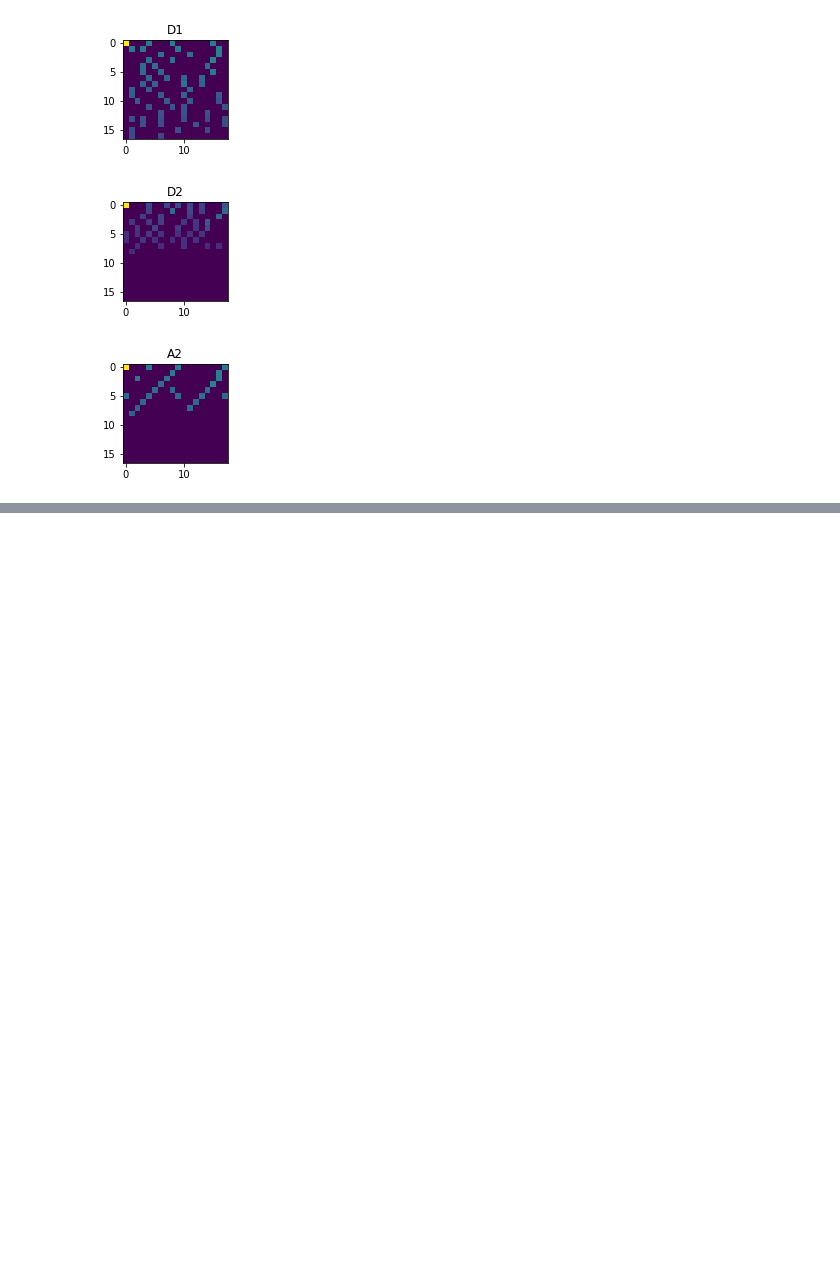
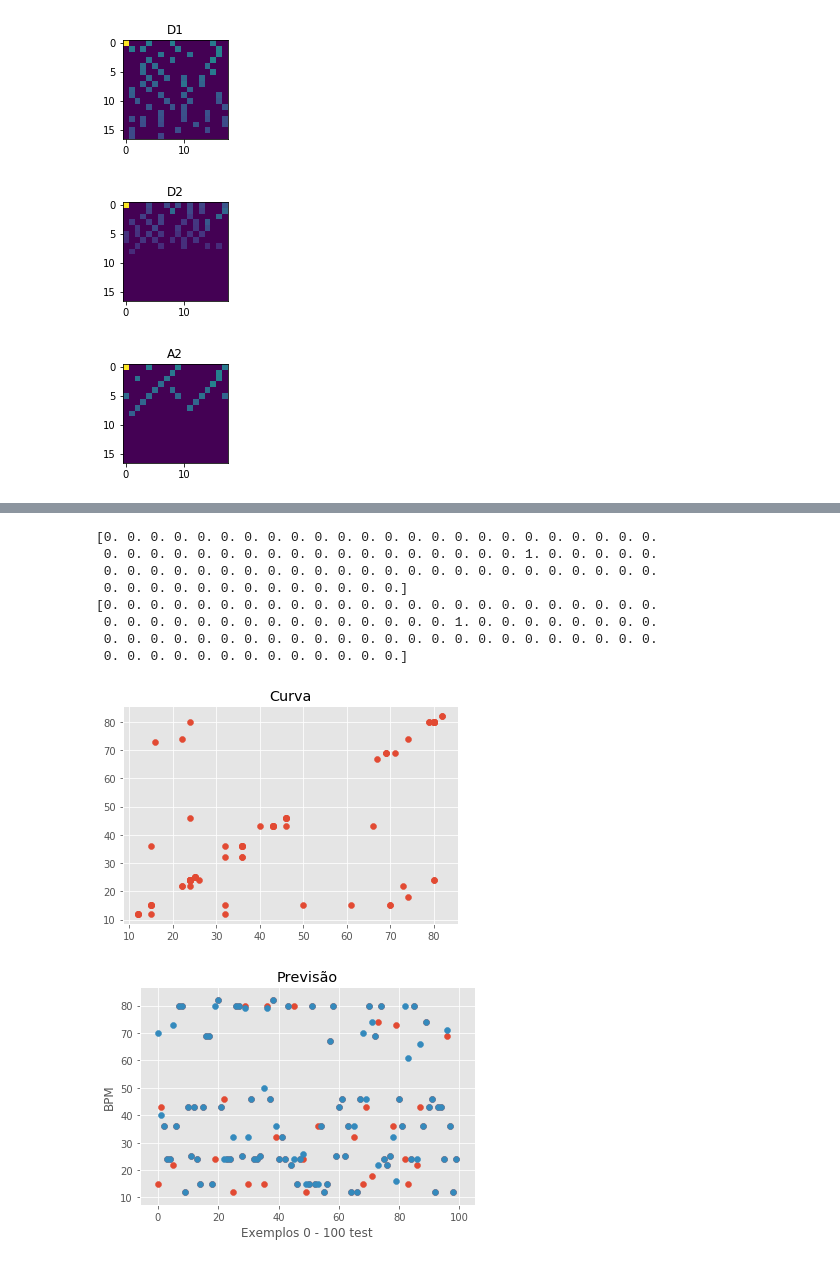
Before and after one commit to GPAD-UFBA/CNNPeDF, a Jupyter notebook: CNNfit.ipynb, the cells around one changed output, grey strips where cells are left out. Saved outputs shown, nothing was run; the diff lists cells and outputs as text; code cells hidden in the pictures; blank space fills up the shorter version.

```diff
--- a/CNNfit.ipynb
+++ b/CNNfit.ipynb
@@ -311,0 +370,38 @@ print(Y_train[1])
+# %%
+Auxtest = [list(range(0,len(Y_test)))]
+Auxtest = np.array(Auxtest).reshape(len(Y_test))
+y_predtestlist = []
+y_testlist = []
+y_predtest = model.predict(X_test)
+for i in range (0,len(y_predtest)):
+    y_predtest[i] = (y_predtest[i] == np.max(y_predtest[i]))
+    aux = 0
+    for j in range(0,85):
+        aux = aux + 1
+        if (y_predtest[i][j]==1):
+            y_predtestlist.append(aux)
+        if (Y_test[i][j]==1):
+            y_testlist.append(aux)
+#y_predtest = (y_predtest > 0.5)
+print(y_predtest[1])
+print(Y_test[1])
+plt.scatter(y_testlist,y_predtestlist)
+plt.title('Curva')
+plt.show()
+plt.scatter(Auxtest,y_predtestlist)
+plt.scatter(Auxtest,y_testlist)
+plt.xlabel('Exemplos 0 - 100 test')
+plt.ylabel('BPM')
+plt.title('Previsão')
+plt.show()
+# %% [output]
+[0. 0. 0. 0. 0. 0. 0. 0. 0. 0. 0. 0. 0. 0. 0. 0. 0. 0. 0. 0. 0. 0. 0. 0.
+ 0. 0. 0. 0. 0. 0. 0. 0. 0. 0. 0. 0. 0. 0. 0. 0. 0. 0. 1. 0. 0. 0. 0. 0.
+ 0. 0. 0. 0. 0. 0. 0. 0. 0. 0. 0. 0. 0. 0. 0. 0. 0. 0. 0. 0. 0. 0. 0. 0.
+ 0. 0. 0. 0. 0. 0. 0. 0. 0. 0. 0. 0. 0.]
+[0. 0. 0. 0. 0. 0. 0. 0. 0. 0. 0. 0. 0. 0. 0. 0. 0. 0. 0. 0. 0. 0. 0. 0.
+ 0. 0. 0. 0. 0. 0. 0. 0. 0. 0. 0. 0. 0. 0. 0. 1. 0. 0. 0. 0. 0. 0. 0. 0.
+ 0. 0. 0. 0. 0. 0. 0. 0. 0. 0. 0. 0. 0. 0. 0. 0. 0. 0. 0. 0. 0. 0. 0. 0.
+ 0. 0. 0. 0. 0. 0. 0. 0. 0. 0. 0. 0. 0.]
+[figure, added]
+[figure, added]
```
Also changed, not shown: parts of 18 cells of this notebook, 1 other file.
